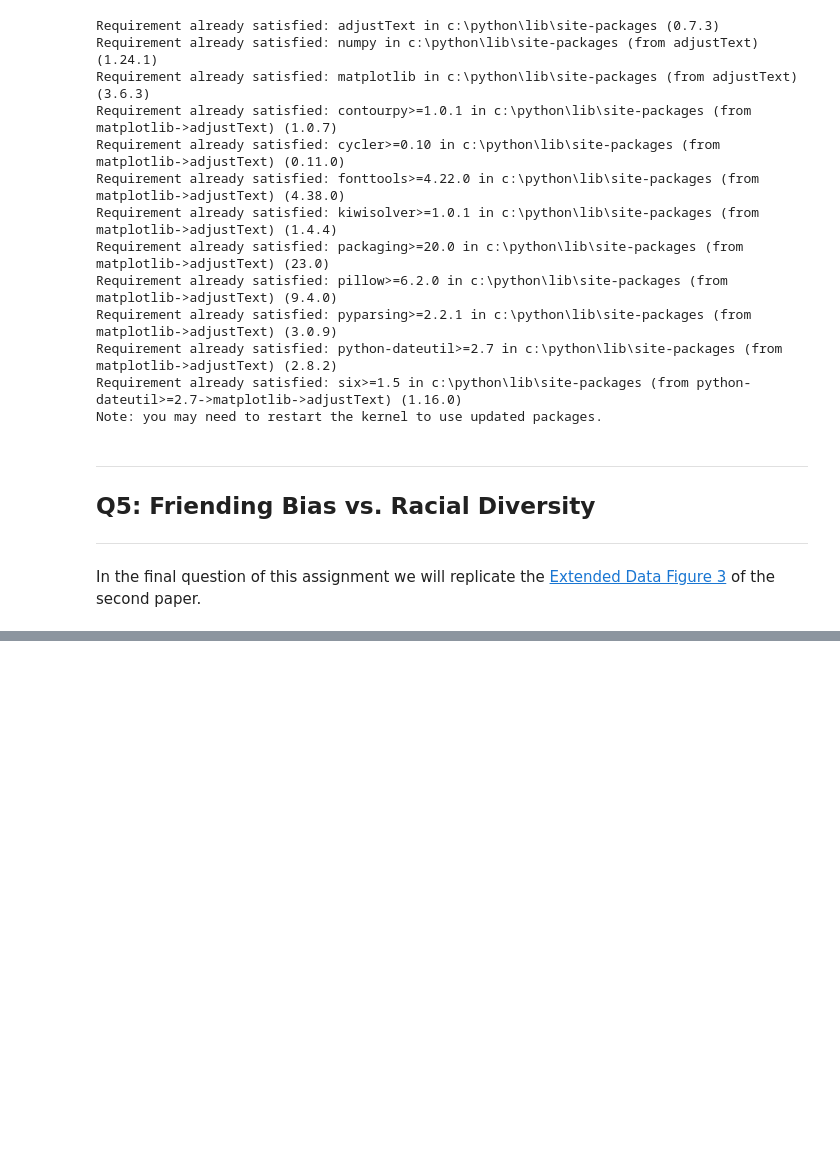
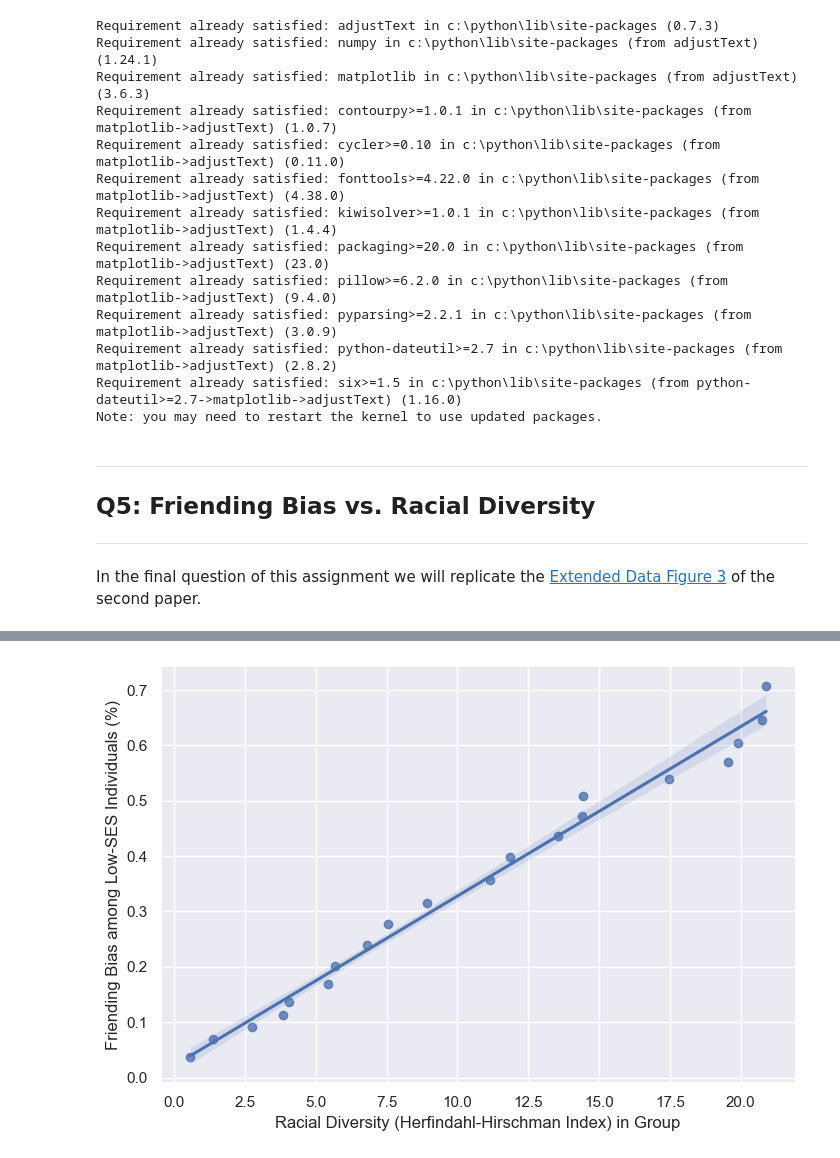
Before and after one commit to dmatsanganis/Economic_Connectedness_Analysis_and_Visualization, a Jupyter notebook: DM.ipynb, the cells around one changed output, grey strips where cells are left out. Cells and saved outputs as stored; diff of their text form; code cells hidden in the pictures; blank space fills up the shorter version.

```diff
--- a/DM.ipynb
+++ b/DM.ipynb
@@ -1398,0 +1624,6 @@ In the final question of this assignment we will replicate the [Extended Data Fi
+# %%
+bins_mean = question5_nbhd_df.groupby('bins')
+
+
+weighted_x_nbhd = bins_mean.apply(lambda x: pd.Series([np.average(x['hhi'], weights=x['num_below_p50'])]))
+weighted_x_nbhd.reset_index()
@@ -1398,0 +1650,7 @@ In the final question of this assignment we will replicate the [Extended Data Fi
+# %%
+# Merge the two neighborhood dataframes.
+question5_nbhd_weighted_df = pd.merge(weighted_x_nbhd, weighted_y_nbhd, left_on='bins', right_on='bins')
+
+# Preview the dataframe.
+question5_nbhd_weighted_df.head(10)
+# question5_nbhd_weighted_df.sample(10)
@@ -1398,0 +1670,7 @@ In the final question of this assignment we will replicate the [Extended Data Fi
+# %%
+question5_nbhd_weighted_df = pd.DataFrame(question5_nbhd_weighted_df)
+question5_nbhd_weighted_df.columns = ['hhi', 'bias']
+
+# Preview the dataframe.
+question5_nbhd_weighted_df.head(10)
+# question5_nbhd_weighted_df.sample(10)
@@ -1398,0 +1690,9 @@ In the final question of this assignment we will replicate the [Extended Data Fi
+# %%
+# Add 'plot_type' column to the dataframe,
+# with 'Neighborhood' type for all entries.
+question5_nbhd_weighted_df['plot_type'] = 'Neighborhood '
+
+
+# Preview the dataframe.
+question5_nbhd_weighted_df.head(10)
+# question5_nbhd_weighted_df.sample(10)
@@ -1398,0 +1712,15 @@ In the final question of this assignment we will replicate the [Extended Data Fi
+# %%
+# Set style.
+sns.set_style('darkgrid')
+
+plot = sns.lmplot(x = "bias", y = "hhi", data = question5_nbhd_weighted_df, aspect = 1.45)
+
+
+plot.set(xlabel='Racial Diversity (Herfindahl-Hirschman Index) in Group',
+         ylabel='Friending Bias among Low-SES Individuals (%)')
+
+# plt.xticks([0.0, 0.1, 0.2, 0.3, 0.4, 0.5, 0.6, 0.7])
+
+plt.show()
+# %% [output]
+[figure, added]
```
Also changed, not shown: parts of 42 cells of this notebook.
